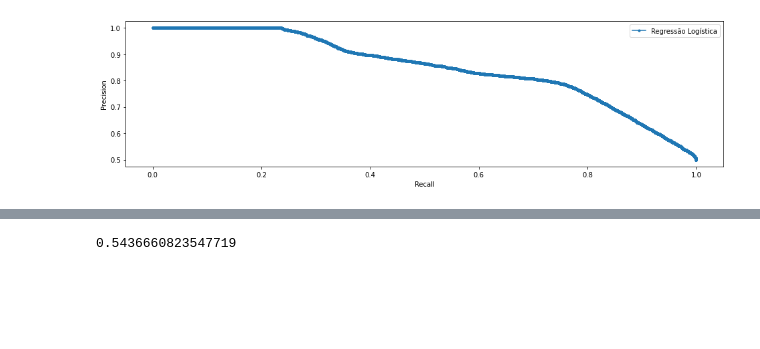
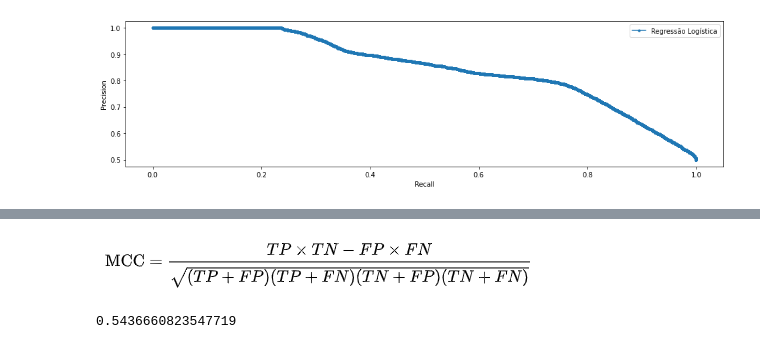
Before and after one commit to davimatfacil/compartilha_jupyter, a Jupyter notebook: ModelagemPreditiva_Readimissão.ipynb, the cells around one changed output, grey strips where cells are left out. Drawn from its saved outputs; the diff is of its cells as text; code cells hidden in the pictures; blank space fills up the shorter version.

```diff
--- a/ModelagemPreditiva_Readimissão.ipynb
+++ b/ModelagemPreditiva_Readimissão.ipynb
@@ -731,3 +729,11 @@ O MCC pode ser calculado diretamente a partir da matriz de confusão usando a f
+# %%
+from IPython.display import Image
+image_path = "mcc.png"
+
+# Exibir a imagem
+Image(filename=image_path)
+# %% [output]
+[figure, added]
 # %%
 # Coeficiente de Correlação de Matthews
 print(matthews_corrcoef(Y_teste, previsoes_v1))
```
Also changed, not shown: parts of 13 cells of this notebook.
